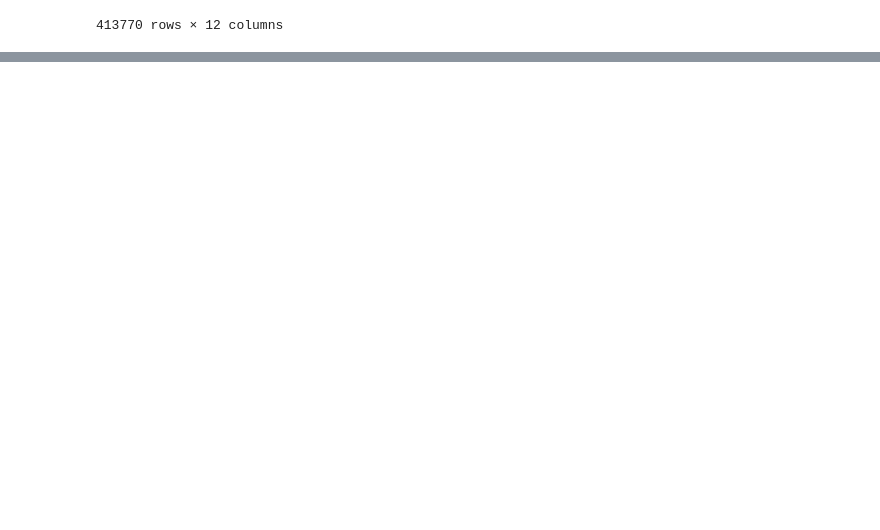
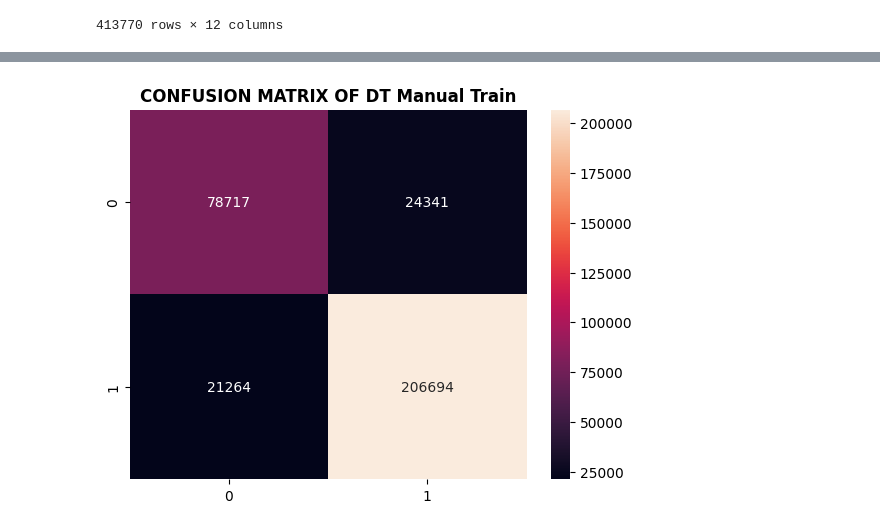
Before and after one commit to Danialloma/ProyectoIA4.3, a Jupyter notebook: main.ipynb, the cells around one changed output, grey strips where cells are left out. Cells and saved outputs as stored; diff of their text form; code cells hidden in the pictures; blank space fills up the shorter version.

Commit message:
DT manual and GridSearch

```diff
--- a/main.ipynb
+++ b/main.ipynb
@@ -143,3 +160,12 @@ df_combined
 | 413768 | Samsung Convoy U640 Phone for Ver... | Samsung | 79.95 | 3 | I returned it because it did not ... | 0.0 | 0 | 0.000053 | ... |
 | 413769 | Samsung Convoy U640 Phone for Ver... | Samsung | 79.95 | 4 | Only downside is that apparently ... | 0.0 | 1 | 0.000047 | ... |
 413770 rows × 12 columns
+# %%
+#Se cambia a numerica la variable de Brand Name
+
+brands = df_combined['Brand Name'].unique()
+
+for i, brand in enumerate(brands):
+    df_combined.loc[df_combined["Brand Name"] == brand, "Brand"] = i+1
+
+df_combined
@@ -145,0 +207,10 @@ df_combined
+# %%
+X = df_combined[['Price', 'Review Numerico', 'Review Votes', 'neg', 'neu', 'pos', 'compound', 'Brand']]
+y = df_combined['Nuevo Rating']
+
+X_train, X_test, y_train, y_test = train_test_split(X, y, test_size=0.2, random_state=42, stratify=y)
+
+print("N° of row in X_train: ", X_train.shape[0])
+print("N° of row in X_test: ", X_test.shape[0])
+print("N° of row in y_train: ", y_train.shape[0])
+print("N° of row in y_test: ", y_test.shape[0])
@@ -145,0 +224,8 @@ df_combined
+# %%
+#Realizando el modelo Decision Tree Classifier de manera manual
+dt_classifier = DecisionTreeClassifier(max_depth=12, min_samples_leaf=10, random_state=42)
+dt_classifier.fit(X_train, y_train)
+
+# Predicciones
+y_pred_dt_train = dt_classifier.predict(X_train)
+y_pred_dt_test = dt_classifier.predict(X_test)
@@ -145,0 +250,7 @@ df_combined
+# %%
+plt.figure()
+sns.heatmap(confusion_matrix(y_train, y_pred_dt_train), annot=True, fmt='g')
+plt.title('CONFUSION MATRIX OF DT Manual Train', fontweight='bold')
+plt.show()
+# %% [output]
+[figure, added]
```
Also changed, not shown: parts of 23 cells of this notebook.
